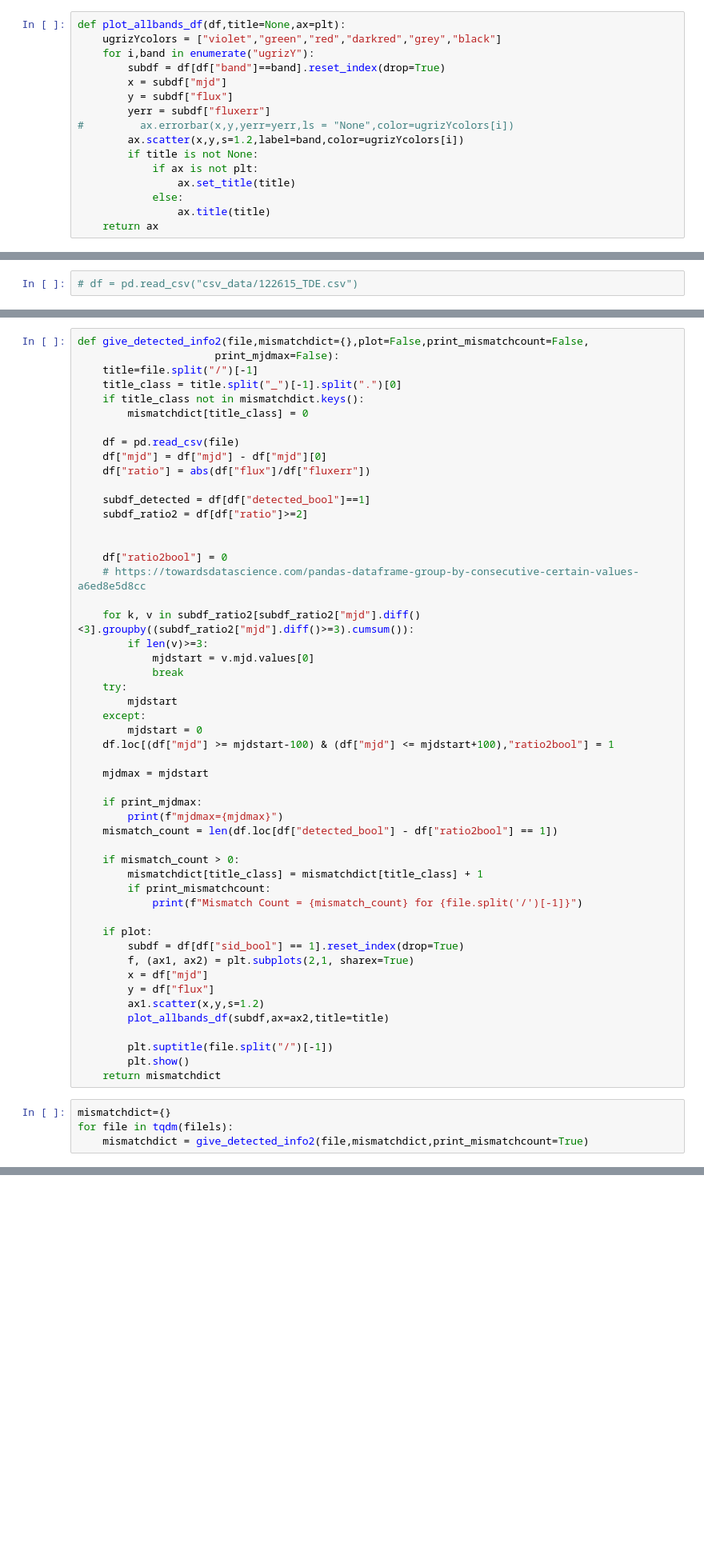
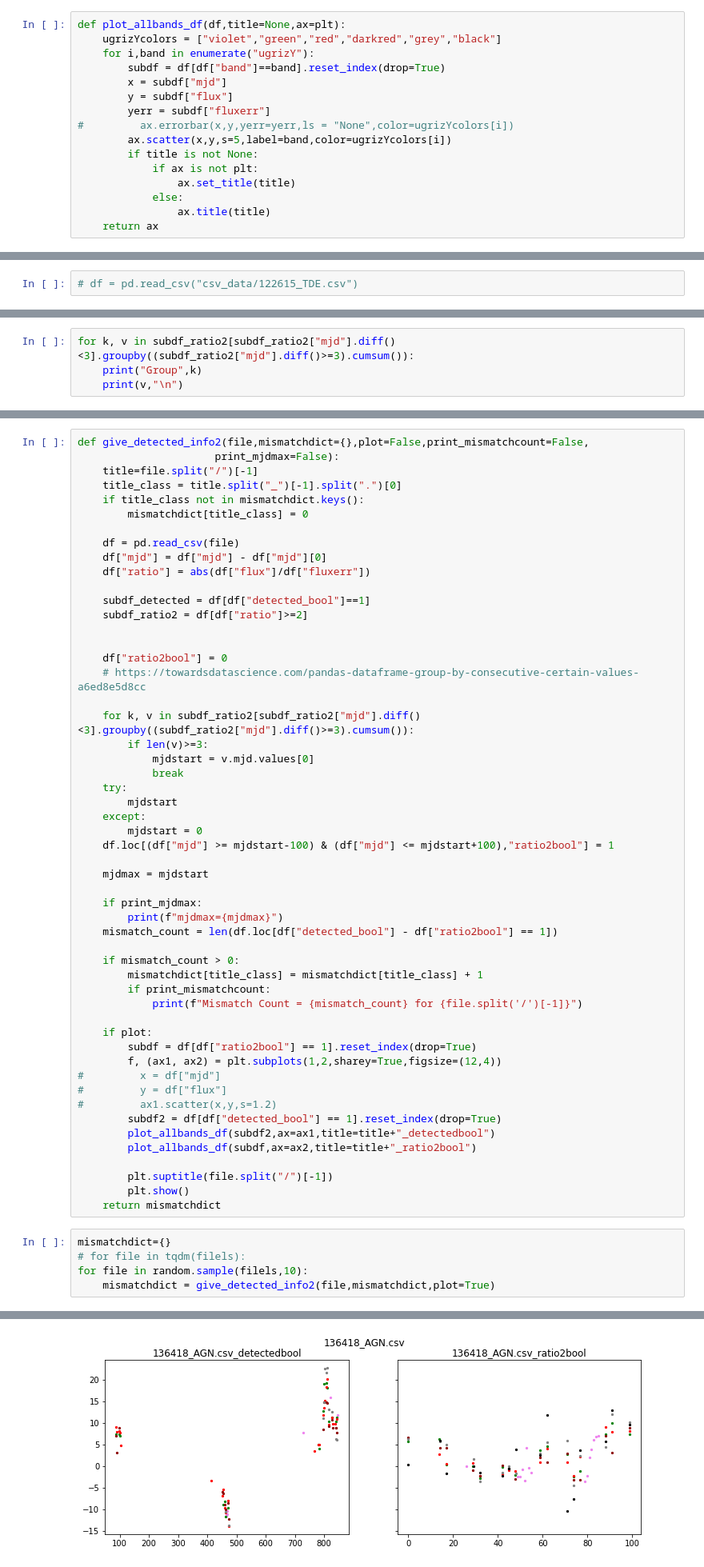
Before and after one commit to sidchaini/centering-time-series-plasticc, a Jupyter notebook: experiment.ipynb, the cells around one changed output, grey strips where cells are left out. Shown at 80% size. Drawn from its saved outputs; the diff is of its cells as text; blank space fills up the shorter version.

```diff
--- a/experiment.ipynb
+++ b/experiment.ipynb
@@ -26,7 +26,7 @@ def plot_allbands_df(df,title=None,ax=plt):
         y = subdf["flux"]
         yerr = subdf["fluxerr"]
 #         ax.errorbar(x,y,yerr=yerr,ls = "None",color=ugrizYcolors[i])
-        ax.scatter(x,y,s=1.2,label=band,color=ugrizYcolors[i])
+        ax.scatter(x,y,s=5,label=band,color=ugrizYcolors[i])
         if title is not None:
             if ax is not plt:
                 ax.set_title(title)
@@ -124,0 +159,4 @@ Range: mjdstart - 85 to mjdstart + 25
+# %%
+for k, v in subdf_ratio2[subdf_ratio2["mjd"].diff()<3].groupby((subdf_ratio2["mjd"].diff()>=3).cumsum()):
+    print("Group",k)
+    print(v,"\n")
@@ -163,18 +211,21 @@ def give_detected_info2(file,mismatchdict={},plot=False,print_mismatchcount=Fals
             print(f"Mismatch Count = {mismatch_count} for {file.split('/')[-1]}")
 
     if plot:
-        subdf = df[df["sid_bool"] == 1].reset_index(drop=True)
-        f, (ax1, ax2) = plt.subplots(2,1, sharex=True)
-        x = df["mjd"]
-        y = df["flux"]
-        ax1.scatter(x,y,s=1.2)
-        plot_allbands_df(subdf,ax=ax2,title=title)
+        subdf = df[df["ratio2bool"] == 1].reset_index(drop=True)
+        f, (ax1, ax2) = plt.subplots(1,2,sharey=True,figsize=(12,4))
+#         x = df["mjd"]
+#         y = df["flux"]
+#         ax1.scatter(x,y,s=1.2)
+        subdf2 = df[df["detected_bool"] == 1].reset_index(drop=True)
+        plot_allbands_df(subdf2,ax=ax1,title=title+"_detectedbool")
+        plot_allbands_df(subdf,ax=ax2,title=title+"_ratio2bool")
 
         plt.suptitle(file.split("/")[-1])
         plt.show()
     return mismatchdict
 # %%
 mismatchdict={}
-for file in tqdm(filels):
-    mismatchdict = give_detected_info2(file,mismatchdict,print_mismatchcount=True)
+# for file in tqdm(filels):
+for file in random.sample(filels,10):
+    mismatchdict = give_detected_info2(file,mismatchdict,plot=True)
 # %% [output]
@@ -197,0 +232 @@ Mismatch Count = 109 for 72934_AGN.csv
+[figure, added]
```
Also changed, not shown: parts of 5 cells of this notebook, 2 other files.
